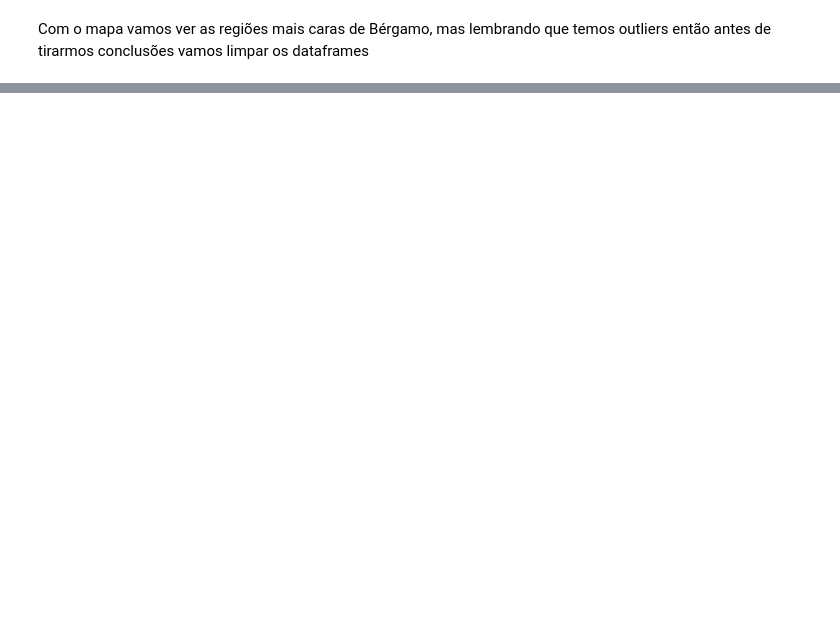
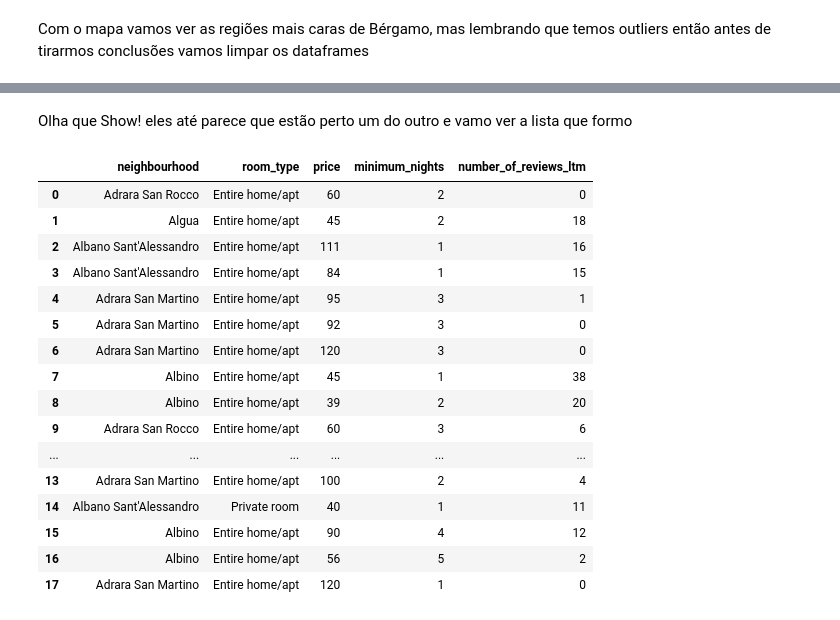
Before and after one commit to oisouofeborges/DS_portfolio, a Jupyter notebook: Analise_de_Dados_do_Airbnb.ipynb, the cells around one changed output, grey strips where cells are left out. Cells and saved outputs as stored; diff of their text form; code cells hidden in the pictures; blank space fills up the shorter version.

```diff
--- a/Analise_de_Dados_do_Airbnb.ipynb
+++ b/Analise_de_Dados_do_Airbnb.ipynb
@@ -323,0 +501,3 @@ Por fim, é relevante ressaltar que o dataset utilizado neste estudo é uma vers
+# %%
+neighbourhood_list = ['Adrara San Martino', 'Adrara San Rocco', "Albano Sant'Alessandro", 'Albino', 'Algua']
+df_marco = df_clean[df_clean['neighbourhood'].isin(neighbourhood_list)]
@@ -323,0 +514,3 @@ Por fim, é relevante ressaltar que o dataset utilizado neste estudo é uma vers
+# %%
+df_marco['minimum_nights'].mean()
+df_marco= df_marco.reset_index()
@@ -323,0 +542,22 @@ Por fim, é relevante ressaltar que o dataset utilizado neste estudo é uma vers
+# %% [markdown]
+Olha que Show! eles até parece que estão perto um do outro e vamo ver a lista que formo
+# %%
+df_marco[['neighbourhood', 'room_type', 'price', 'minimum_nights', 'number_of_reviews_ltm']]
+# %% [output]
+|  | neighbourhood | room_type | price | minimum_nights | number_of_reviews_ltm |
+| 0 | Adrara San Rocco | Entire home/apt | 60 | 2 | 0 |
+| 1 | Algua | Entire home/apt | 45 | 2 | 18 |
+| 2 | Albano Sant'Alessandro | Entire home/apt | 111 | 1 | 16 |
+| 3 | Albano Sant'Alessandro | Entire home/apt | 84 | 1 | 15 |
+| 4 | Adrara San Martino | Entire home/apt | 95 | 3 | 1 |
+| 5 | Adrara San Martino | Entire home/apt | 92 | 3 | 0 |
+| 6 | Adrara San Martino | Entire home/apt | 120 | 3 | 0 |
+| 7 | Albino | Entire home/apt | 45 | 1 | 38 |
+| 8 | Albino | Entire home/apt | 39 | 2 | 20 |
+| 9 | Adrara San Rocco | Entire home/apt | 60 | 3 | 6 |
+| ... | ... | ... | ... | ... | ... |
+| 13 | Adrara San Martino | Entire home/apt | 100 | 2 | 4 |
+| 14 | Albano Sant'Alessandro | Private room | 40 | 1 | 11 |
+| 15 | Albino | Entire home/apt | 90 | 4 | 12 |
+| 16 | Albino | Entire home/apt | 56 | 5 | 2 |
+| 17 | Adrara San Martino | Entire home/apt | 120 | 1 | 0 |
```
Also changed, not shown: parts of 60 cells of this notebook.
